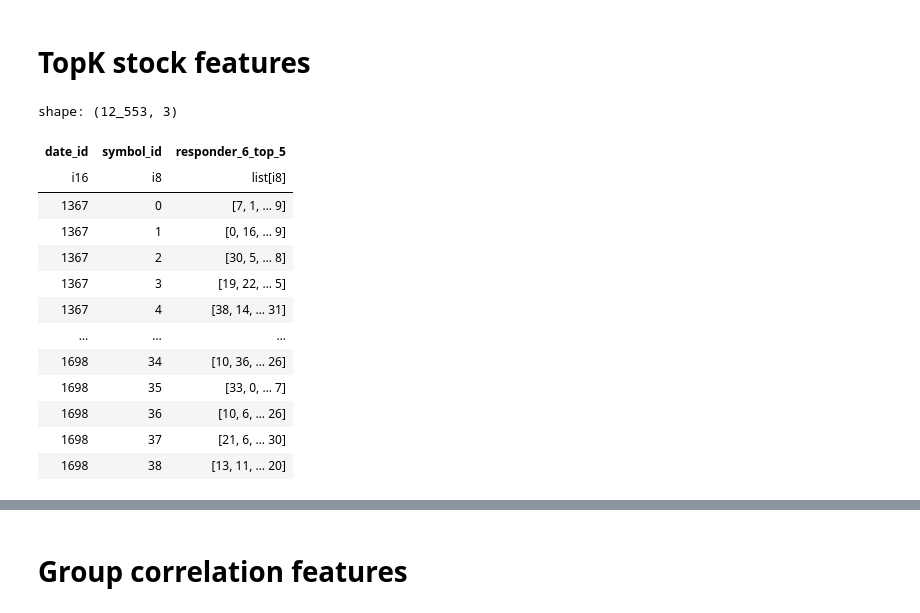
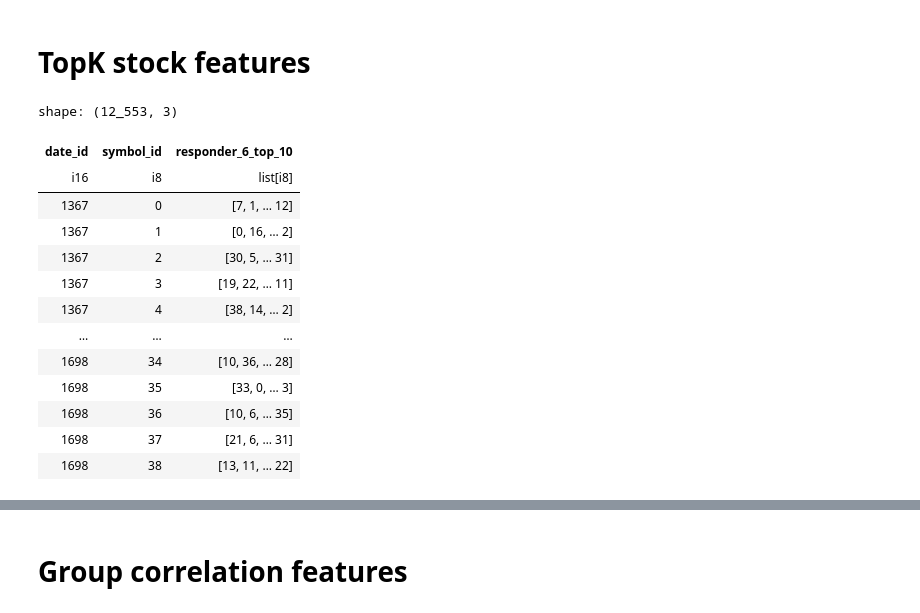
Before and after one commit to lorecampa/jane_street_forecasting, a Jupyter notebook: nbs/tree/features.ipynb, the cells around one changed output, grey strips where cells are left out. Saved outputs shown, nothing was run; the diff lists cells and outputs as text; code cells hidden in the pictures.

```diff
--- a/nbs/tree/features.ipynb
+++ b/nbs/tree/features.ipynb
@@ -88,9 +98,8 @@ def _include_intrastock_norm(df: pl.LazyFrame) -> pl.LazyFrame:
     ).with_columns(
         pl.col(f'feature_{j:02d}').sub(f'feature_{j:02d}_mean').truediv(f'feature_{j:02d}_std').name.suffix('_zscore') for j in ZSCORE_FEATURES
     ).drop([f'feature_{j:02d}_std' for j in ZSCORE_FEATURES if j not in STD_FEATURES] + \
-        [f'feature_{j:02d}_mean' for j in ZSCORE_FEATURES if j not in MEAN_FEATURES])
+        [f'feature_{j:02d}_mean' for j in ZSCORE_FEATURES if j not in MEAN_FEATURES]
+    )
 
     return df
-
-df = _include_intrastock_norm(complete_ds)
 # %%
@@ -123,5 +142,16 @@ plot_importance(model, importance_type='gain', title='Feature importance (Gain)'
 # %% [markdown]
 # TopK stock features
+# %%
+data_args = {'include_time_id': True}
+config = DataConfig(**data_args)
+loader = DataLoader(data_dir=DATA_DIR, config=config)
+start_dt, end_dt = PARTITIONS_DATE_INFO[8]['min_date'], PARTITIONS_DATE_INFO[9]['max_date']
+
+complete_ds = loader.load(start_dt=start_dt, end_dt=end_dt)
+features = loader.features
+start_val_date = PARTITIONS_DATE_INFO[9]['min_date']
+
+model = LGBMRegressor(**params)
 # %%
 from scipy.cluster.hierarchy import dendrogram, linkage, fcluster
 
@@ -159,46 +189,46 @@ def _fn(df: pl.DataFrame, period, responder, schema, top_k) -> pl.DataFrame:
             default=list(stocks),
             return_dtype=pl.List(pl.Int8)
         ).alias(f'{responder}_top_{top_k}')
     )
 
     return res.cast(schema)
 
 
 responder = 'responder_6'
-top_k = 5
+top_k = 10
 period=7
 
 schema = {'date_id': pl.Int16, 'symbol_id': pl.Int8, f'{responder}_top_{top_k}': pl.List(pl.Int8)}
 
 
 n_days = complete_ds.select('date_id').collect().n_unique()
 with tqdm(total=int(n_days)) as pbar:
-    _df = complete_ds.select('date_id', 'time_id', 'symbol_id', responder).sort('date_id').group_by_dynamic(
+    topk_df = complete_ds.select('date_id', 'time_id', 'symbol_id', responder).sort('date_id').group_by_dynamic(
         pl.col('date_id').cast(pl.Int64),
         period=f'{period}i',
         every='1i',
         closed='both',
     ).map_groups(
         wrapper_pbar(
             pbar,
             lambda df: _fn(df, period=period, responder=responder, schema=schema, top_k=top_k),
         ),
         schema=schema
     ).collect()
 
-_df
+topk_df
 # %% [output]
 shape: (12_553, 3)
-| date_id | symbol_id | responder_6_top_5 |
+| date_id | symbol_id | responder_6_top_10 |
 | i16 | i8 | list[i8] |
-| 1367 | 0 | [7, 1, … 9] |
-| 1367 | 1 | [0, 16, … 9] |
-| 1367 | 2 | [30, 5, … 8] |
-| 1367 | 3 | [19, 22, … 5] |
-| 1367 | 4 | [38, 14, … 31] |
+| 1367 | 0 | [7, 1, … 12] |
+| 1367 | 1 | [0, 16, … 2] |
+| 1367 | 2 | [30, 5, … 31] |
+| 1367 | 3 | [19, 22, … 11] |
+| 1367 | 4 | [38, 14, … 2] |
 | … | … | … |
-| 1698 | 34 | [10, 36, … 26] |
-| 1698 | 35 | [33, 0, … 7] |
-| 1698 | 36 | [10, 6, … 26] |
-| 1698 | 37 | [21, 6, … 30] |
-| 1698 | 38 | [13, 11, … 20] |
+| 1698 | 34 | [10, 36, … 28] |
+| 1698 | 35 | [33, 0, … 3] |
+| 1698 | 36 | [10, 6, … 35] |
+| 1698 | 37 | [21, 6, … 31] |
+| 1698 | 38 | [13, 11, … 22] |
```
Also changed, not shown: parts of 28 cells of this notebook, 6 other files.
